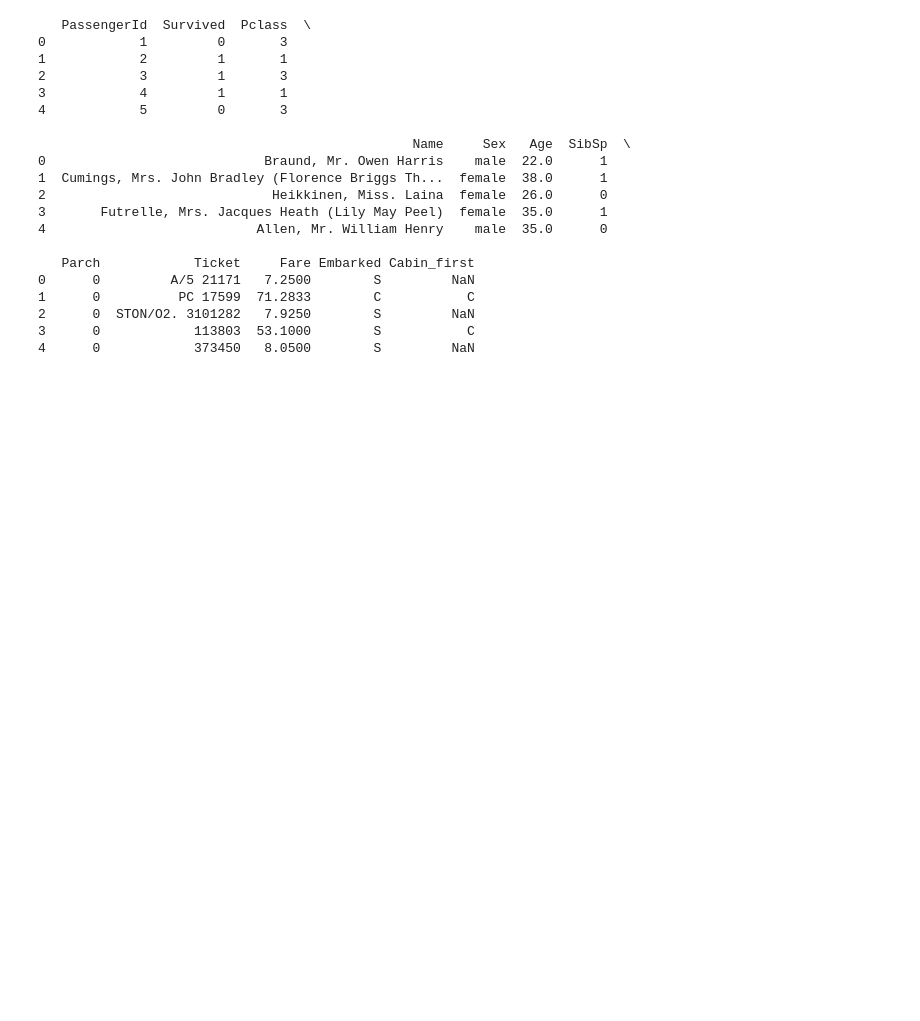
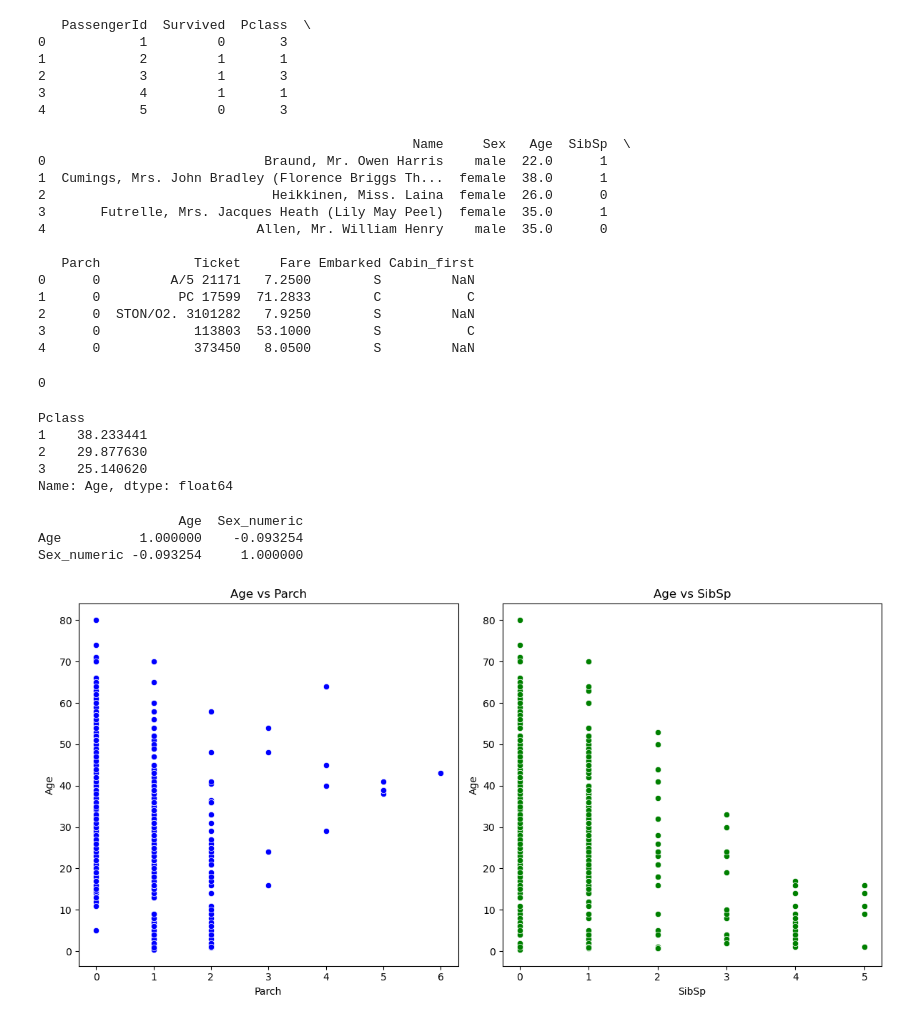
Before and after one commit to lshwa/titanic, a Jupyter notebook: 너비아니.ipynb, the cells around one changed output. Cells and saved outputs as stored; diff of their text form; code cells hidden in the pictures; blank space fills up the shorter version.

```diff
--- a/너비아니.ipynb
+++ b/너비아니.ipynb
@@ -198,3 +198,67 @@ print(file2.head())
 2      0  STON/O2. 3101282   7.9250        S         NaN
 3      0            113803  53.1000        S           C
 4      0            373450   8.0500        S         NaN
+# %%
+# 'Embarked' 열의 결측치를 최빈값 'S'로 대체
+file2['Embarked'] = file2['Embarked'].fillna('S')
+
+# 대체된 결과 출력 (선택 사항)
+print(file2['Embarked'].isna().sum())  # 결측치가 0개인지 확인
+# %% [output]
+0
+# %%
+# 'Age' 열에서 결측치를 제거한 데이터
+file2_no_missing_age = file2.dropna(subset=['Age'])
+
+# Pclass별 Age의 평균값 계산 (결측치를 제거한 데이터 기준)
+age_mean_by_pclass = file2_no_missing_age.groupby('Pclass')['Age'].mean()
+
+# 각 Pclass별 Age 평균 출력
+print(age_mean_by_pclass)
+# %% [output]
+Pclass
+1    38.233441
+2    29.877630
+3    25.140620
+Name: Age, dtype: float64
+# %%
+import pandas as pd
+
+# 'Sex' 컬럼을 숫자로 변환 (male=0, female=1)
+file2['Sex_numeric'] = file2['Sex'].map({'male': 0, 'female': 1})
+
+# 'Age'와 'Sex_numeric' 간의 상관계수 계산
+correlation = file2[['Age', 'Sex_numeric']].corr()
+
+# 상관계수 출력
+print(correlation)
+# %% [output]
+                  Age  Sex_numeric
+Age          1.000000    -0.093254
+Sex_numeric -0.093254     1.000000
+# %%
+import matplotlib.pyplot as plt
+import seaborn as sns
+
+# 그래프 크기 설정
+plt.figure(figsize=(12, 6))
+
+# Parch와 Age의 관계 시각화
+plt.subplot(1, 2, 1)
+sns.scatterplot(x='Parch', y='Age', data=file2, color='blue')
+plt.title('Age vs Parch')
+plt.xlabel('Parch')
+plt.ylabel('Age')
+
+# SibSp와 Age의 관계 시각화
+plt.subplot(1, 2, 2)
+sns.scatterplot(x='SibSp', y='Age', data=file2, color='green')
+plt.title('Age vs SibSp')
+plt.xlabel('SibSp')
+plt.ylabel('Age')
+
+# 그래프 출력
+plt.tight_layout()
+plt.show()
+# %% [output]
+[figure, added]
```
Also changed, not shown: parts of 41 cells of this notebook, 1 other file.
